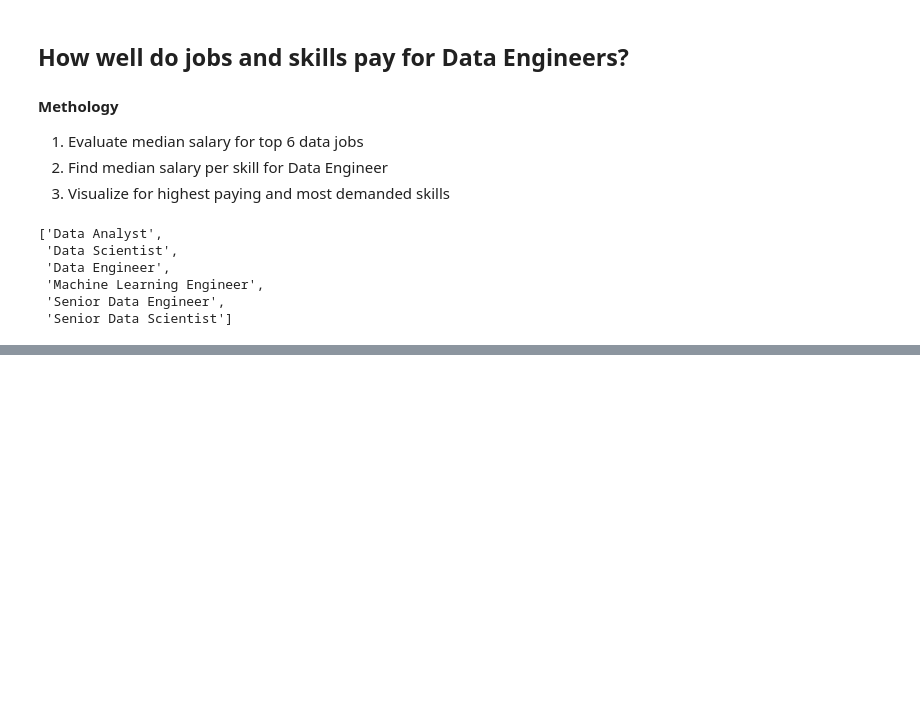
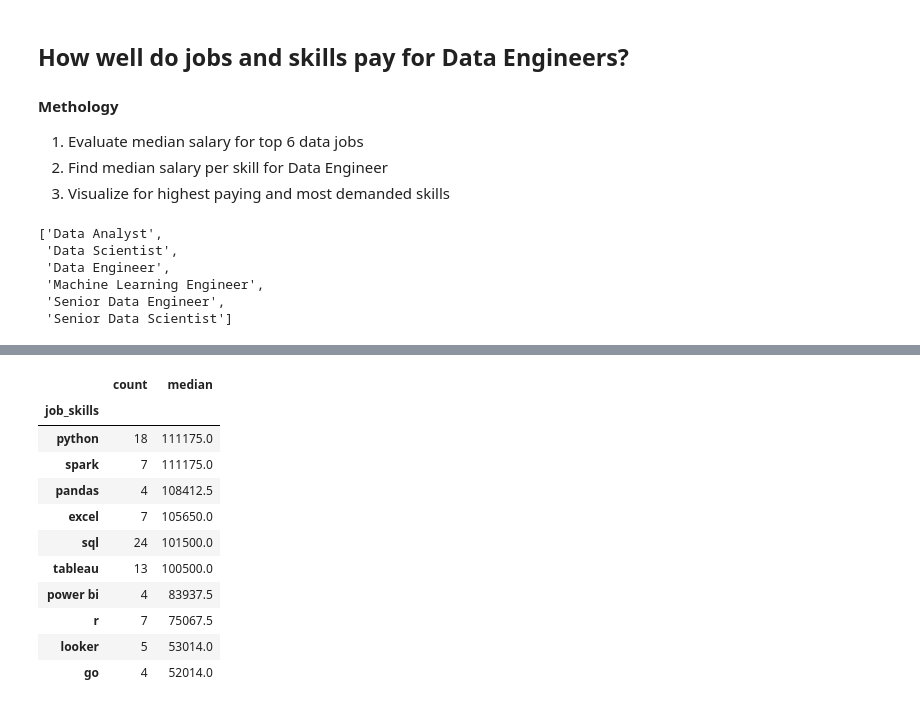
Before and after one commit to DavidSnr1/Python_for_Data_Analytics_Course, a Jupyter notebook: 03_Project_Section/Salary_Analysis.ipynb, the cells around one changed output, grey strips where cells are left out. Cells and saved outputs as stored; diff of their text form; code cells hidden in the pictures; blank space fills up the shorter version.

```diff
--- a/03_Project_Section/Salary_Analysis.ipynb
+++ b/03_Project_Section/Salary_Analysis.ipynb
@@ -49,0 +87,19 @@ plt.show()
+# %%
+df_DA_most_pop = df_DA_Ger.groupby('job_skills')['salary_year_avg'].agg(['count', 'median']).sort_values(by='count', ascending=False)
+
+df_DA_most_pop = df_DA_most_pop.head(10).sort_values(by='median', ascending=False)
+
+df_DA_most_pop
+# %% [output]
+|  | count | median |
+| job_skills |  |  |
+| python | 18 | 111175.0 |
+| spark | 7 | 111175.0 |
+| pandas | 4 | 108412.5 |
+| excel | 7 | 105650.0 |
+| sql | 24 | 101500.0 |
+| tableau | 13 | 100500.0 |
+| power bi | 4 | 83937.5 |
+| r | 7 | 75067.5 |
+| looker | 5 | 53014.0 |
+| go | 4 | 52014.0 |
```
Also changed, not shown: parts of 5 cells of this notebook, 3 other files.
